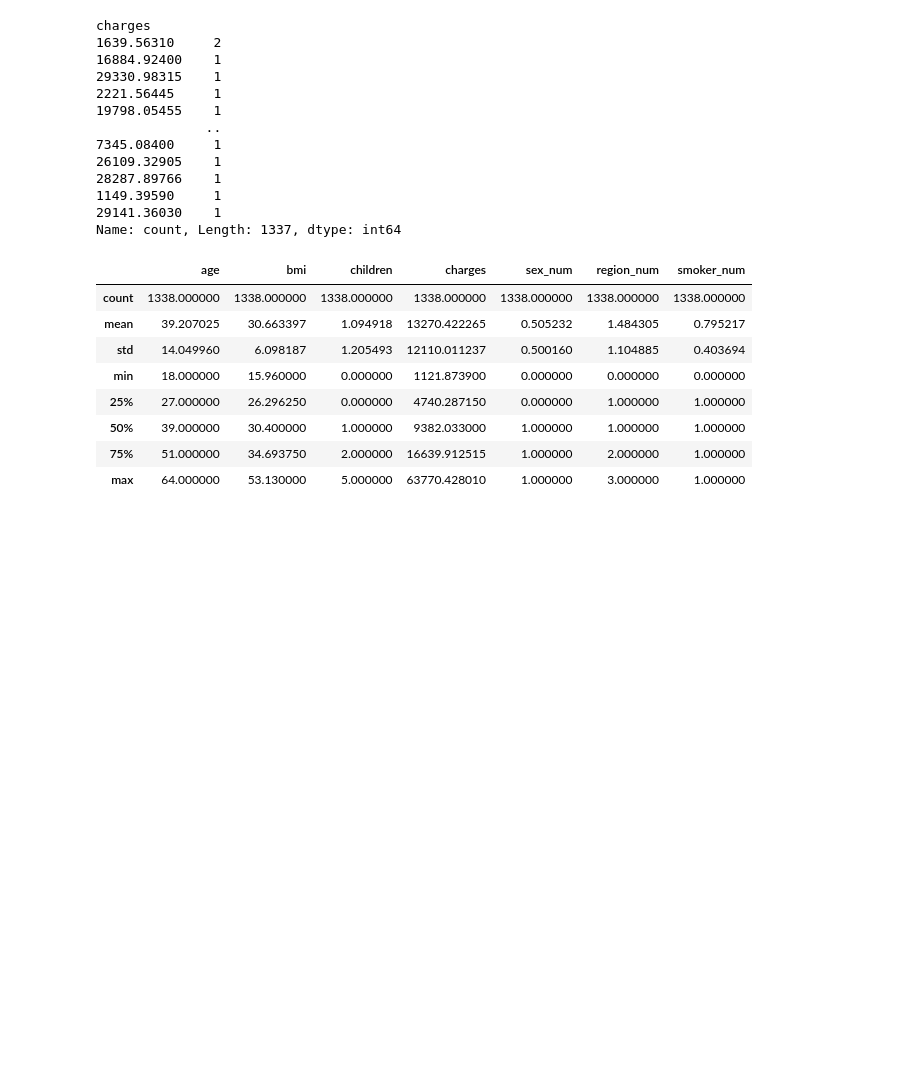
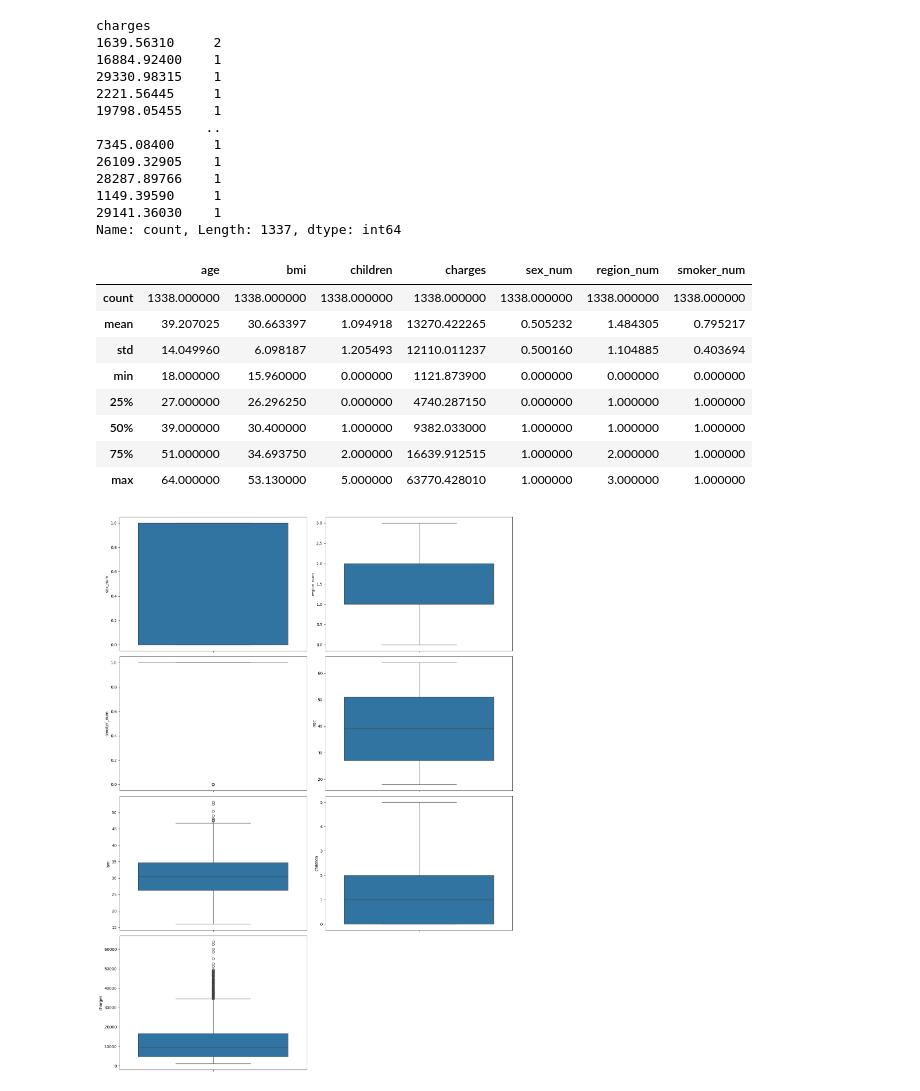
Before and after one commit to Valenfrc/regresi-n_lineal, a Jupyter notebook: src/explore.ipynb, the cells around one changed output. Saved outputs shown, nothing was run; the diff lists cells and outputs as text; code cells hidden in the pictures; blank space fills up the shorter version.

```diff
--- a/src/explore.ipynb
+++ b/src/explore.ipynb
@@ -262,22 +262,23 @@ df.describe()
 # %%
 #Dibujar los diagramas de cajas de las variables también nos da una información muy poderosa sobre los valores atípicos
 import numpy as np
 
 
-nuevas_variables = ["emp.var.rate", "cons.price.idx", "cons.conf.idx", "euribor3m", "nr.employed", "y", 'job_num', 'marital_num', 'education_num', 'default_num', 'housing_num', 'loan_num', 'contact_num', 'month_num', 'day_of_week_num', 'poutcome_num', 'y_num']
-
+nuevas_variables = ['sex_num', 'region_num','smoker_num','age', 'bmi', 'children', 'charges']
 num_variables = len(nuevas_variables)
 num_rows = (num_variables + 1) // 2
 
 fig, axes = plt.subplots(num_rows, 2, figsize=(15, num_rows * 5))
 
 for i, col in enumerate(nuevas_variables):
     row = i // 2
     col_index = i % 2
     sns.boxplot(ax=axes[row, col_index], data=df, y=col)
 
 if num_variables % 2 != 0:
     axes[-1, 1].set_visible(False)
 
 plt.tight_layout()
 plt.show()
+# %% [output]
+[figure, added]
```
Also changed, not shown: parts of 12 cells of this notebook, 2 other files.
